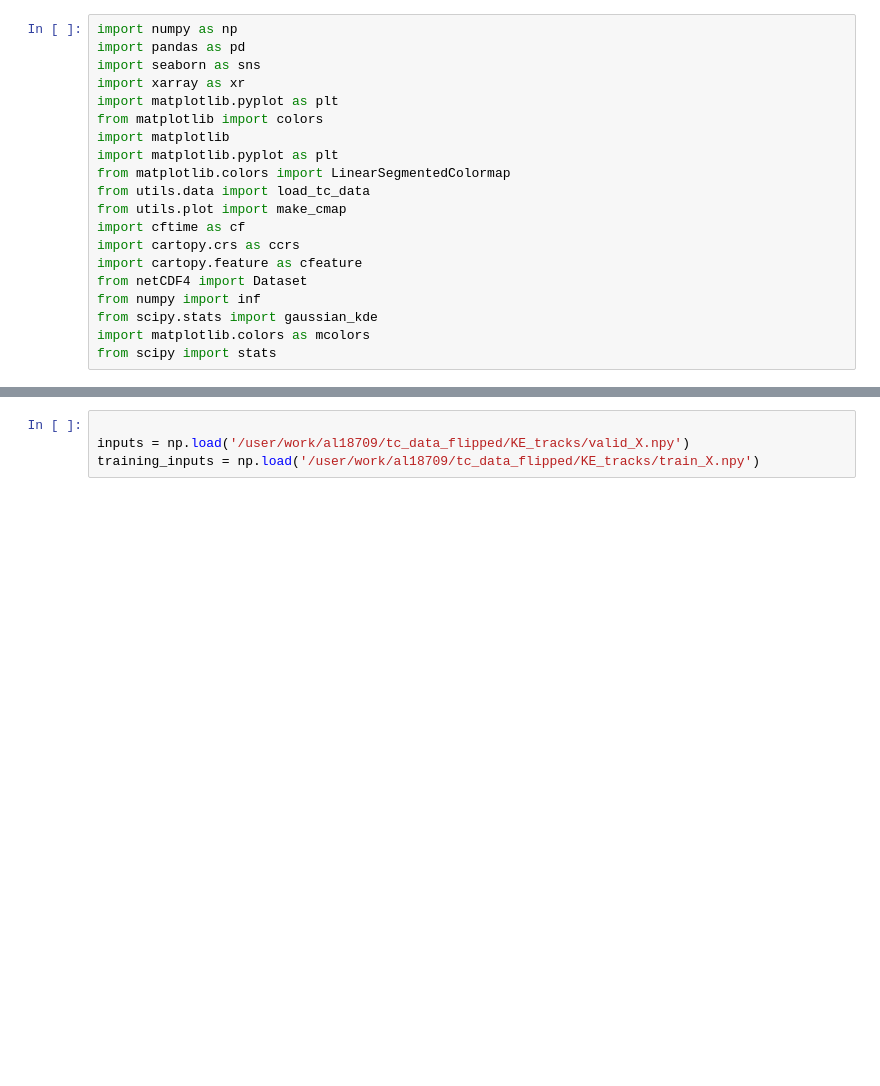
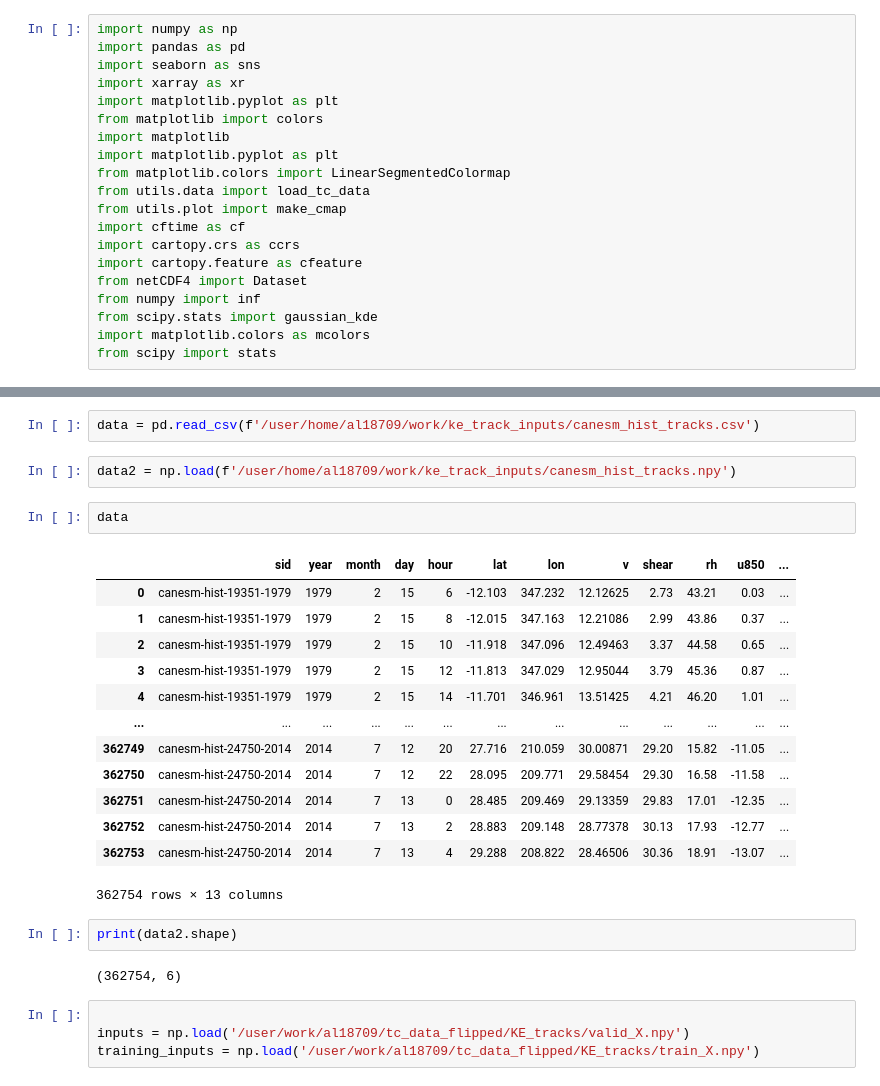
Before and after one commit to vosps/tropical_cyclone, a Jupyter notebook: chapter_3/cmip_input_analysis.ipynb, the cells around one changed output, grey strips where cells are left out. Saved outputs shown, nothing was run; the diff lists cells and outputs as text; blank space fills up the shorter version.

```diff
--- a/chapter_3/cmip_input_analysis.ipynb
+++ b/chapter_3/cmip_input_analysis.ipynb
@@ -21,3 +32,27 @@ from scipy import stats
+# %%
+data = pd.read_csv(f'/user/home/al18709/work/ke_track_inputs/canesm_hist_tracks.csv')
+# %%
+data2 = np.load(f'/user/home/al18709/work/ke_track_inputs/canesm_hist_tracks.npy')
+# %%
+data
+# %% [output]
+|  | sid | year | month | day | hour | lat | lon | v | shear | rh | u850 | ... |
+| 0 | canesm-hist-19351-1979 | 1979 | 2 | 15 | 6 | -12.103 | 347.232 | 12.12625 | 2.73 | 43.21 | 0.03 | ... |
+| 1 | canesm-hist-19351-1979 | 1979 | 2 | 15 | 8 | -12.015 | 347.163 | 12.21086 | 2.99 | 43.86 | 0.37 | ... |
+| 2 | canesm-hist-19351-1979 | 1979 | 2 | 15 | 10 | -11.918 | 347.096 | 12.49463 | 3.37 | 44.58 | 0.65 | ... |
+| 3 | canesm-hist-19351-1979 | 1979 | 2 | 15 | 12 | -11.813 | 347.029 | 12.95044 | 3.79 | 45.36 | 0.87 | ... |
+| 4 | canesm-hist-19351-1979 | 1979 | 2 | 15 | 14 | -11.701 | 346.961 | 13.51425 | 4.21 | 46.20 | 1.01 | ... |
+| ... | ... | ... | ... | ... | ... | ... | ... | ... | ... | ... | ... | ... |
+| 362749 | canesm-hist-24750-2014 | 2014 | 7 | 12 | 20 | 27.716 | 210.059 | 30.00871 | 29.20 | 15.82 | -11.05 | ... |
+| 362750 | canesm-hist-24750-2014 | 2014 | 7 | 12 | 22 | 28.095 | 209.771 | 29.58454 | 29.30 | 16.58 | -11.58 | ... |
+| 362751 | canesm-hist-24750-2014 | 2014 | 7 | 13 | 0 | 28.485 | 209.469 | 29.13359 | 29.83 | 17.01 | -12.35 | ... |
+| 362752 | canesm-hist-24750-2014 | 2014 | 7 | 13 | 2 | 28.883 | 209.148 | 28.77378 | 30.13 | 17.93 | -12.77 | ... |
+| 362753 | canesm-hist-24750-2014 | 2014 | 7 | 13 | 4 | 29.288 | 208.822 | 28.46506 | 30.36 | 18.91 | -13.07 | ... |
+362754 rows × 13 columns
+# %%
+print(data2.shape)
+# %% [output]
+(362754, 6)
 # %%
 
 inputs = np.load('/user/work/al18709/tc_data_flipped/KE_tracks/valid_X.npy')
```
Also changed, not shown: parts of 7 cells of this notebook, 9 other files.
